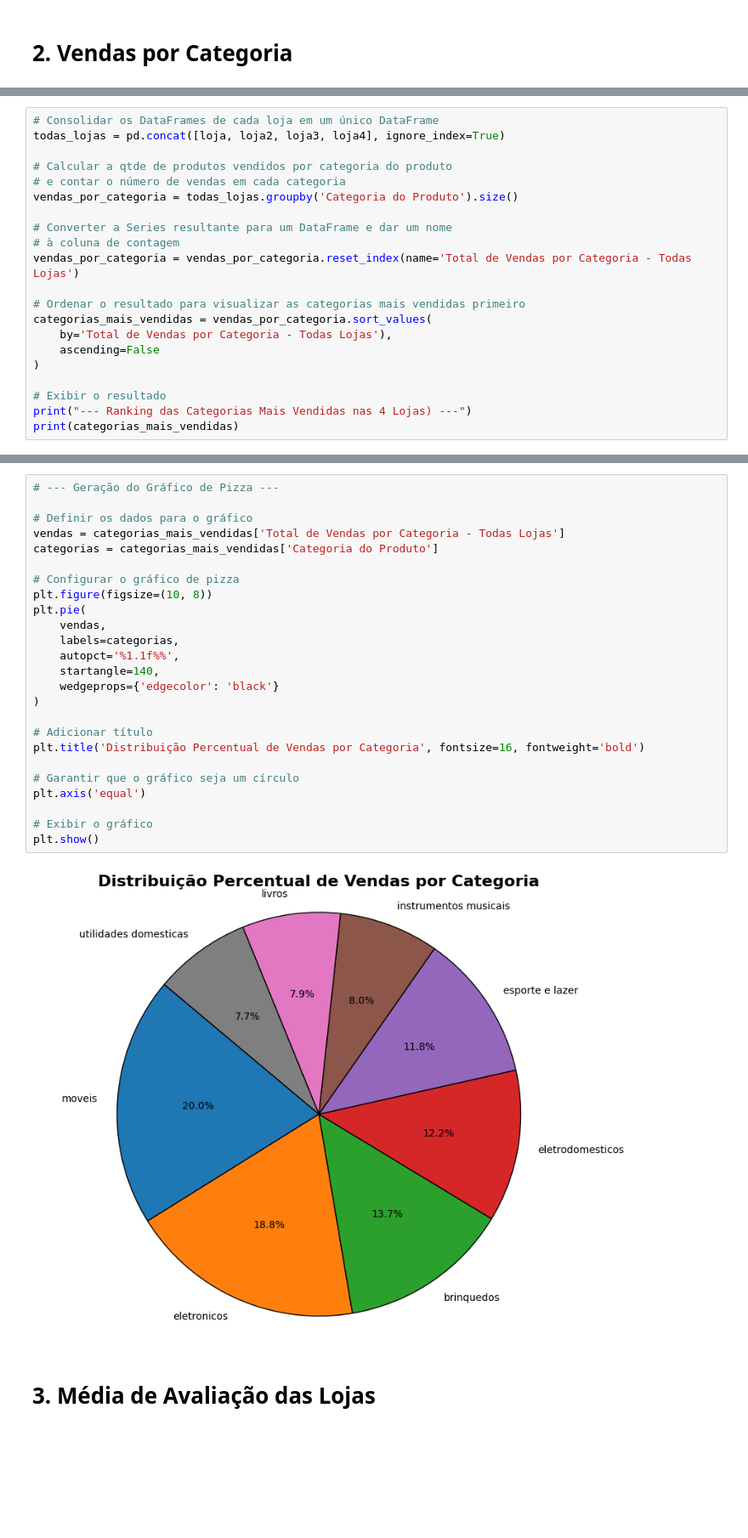
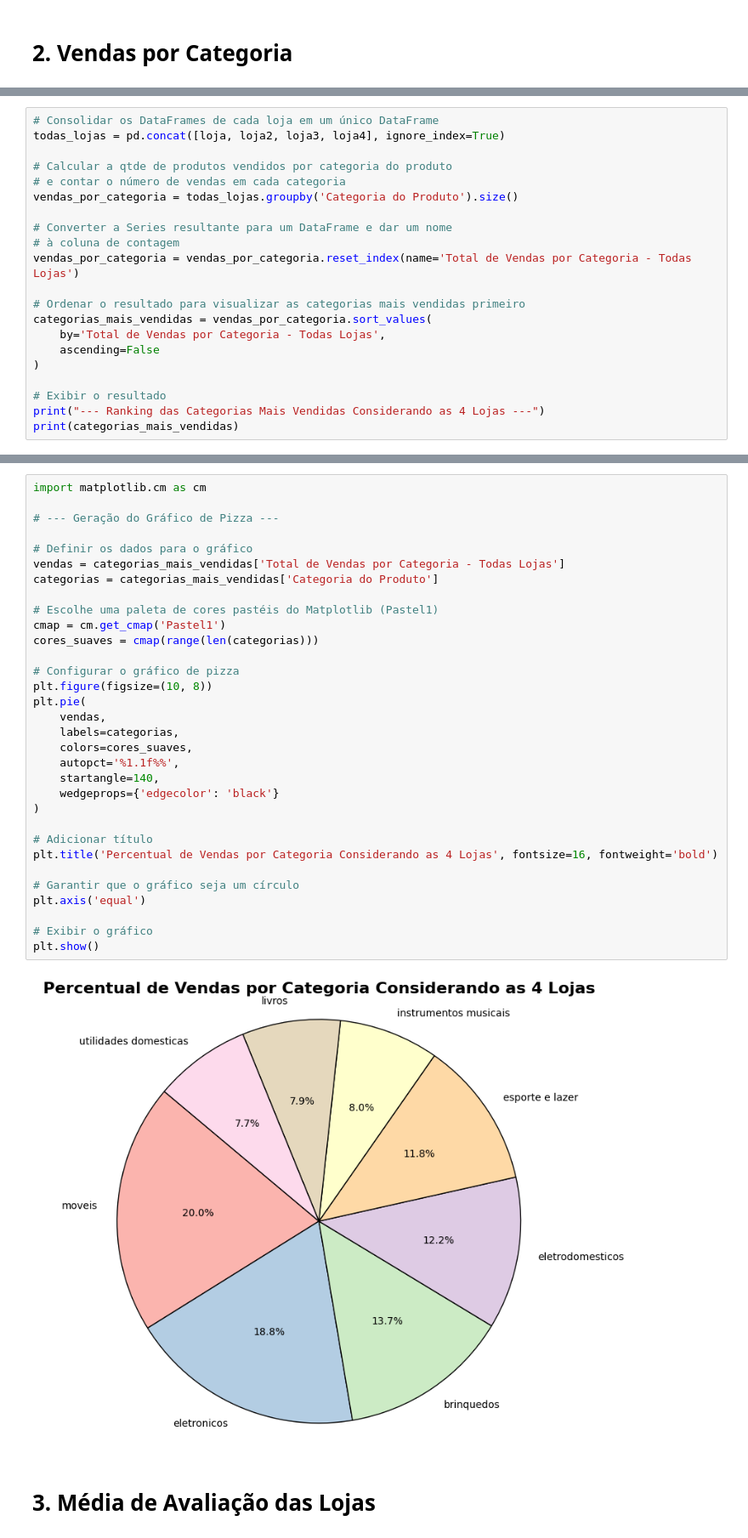
Before and after one commit to EritonPalma/Challenge-Alura-Store---Desafio-1-, a Jupyter notebook: AluraStoreBrasil.ipynb, the cells around one changed output, grey strips where cells are left out. Shown at 85% size. Cells and saved outputs as stored; diff of their text form; blank space fills up the shorter version.

```diff
--- a/AluraStoreBrasil.ipynb
+++ b/AluraStoreBrasil.ipynb
@@ -284,11 +308,11 @@ vendas_por_categoria = vendas_por_categoria.reset_index(name='Total de Vendas po
 
 # Ordenar o resultado para visualizar as categorias mais vendidas primeiro
 categorias_mais_vendidas = vendas_por_categoria.sort_values(
-    by='Total de Vendas por Categoria - Todas Lojas'),
+    by='Total de Vendas por Categoria - Todas Lojas',
     ascending=False
 )
 
 # Exibir o resultado
-print("--- Ranking das Categorias Mais Vendidas nas 4 Lojas) ---")
+print("--- Ranking das Categorias Mais Vendidas Considerando as 4 Lojas ---")
 print(categorias_mais_vendidas)
 # %% [output]
@@ -296,30 +329,37 @@ IndentationError: unexpected indent (ipython-input-2807263745.py, line 15)
 # %%
+import matplotlib.cm as cm
+
 # --- Geração do Gráfico de Pizza ---
 
 # Definir os dados para o gráfico
 vendas = categorias_mais_vendidas['Total de Vendas por Categoria - Todas Lojas']
 categorias = categorias_mais_vendidas['Categoria do Produto']
 
+# Escolhe uma paleta de cores pastéis do Matplotlib (Pastel1)
+cmap = cm.get_cmap('Pastel1')
+cores_suaves = cmap(range(len(categorias)))
+
 # Configurar o gráfico de pizza
 plt.figure(figsize=(10, 8))
 plt.pie(
     vendas,
     labels=categorias,
+    colors=cores_suaves,
     autopct='%1.1f%%',
     startangle=140,
     wedgeprops={'edgecolor': 'black'}
 )
 
 # Adicionar título
-plt.title('Distribuição Percentual de Vendas por Categoria', fontsize=16, fontweight='bold')
+plt.title('Percentual de Vendas por Categoria Considerando as 4 Lojas', fontsize=16, fontweight='bold')
 
 # Garantir que o gráfico seja um círculo
 plt.axis('equal')
 
 # Exibir o gráfico
 plt.show()
 # %% [output]
-[figure, old version]
+[figure, new version]
 # %% [markdown]
 # 3. Média de Avaliação das Lojas
 # %%
```
Also changed, not shown: parts of 16 cells of this notebook.
